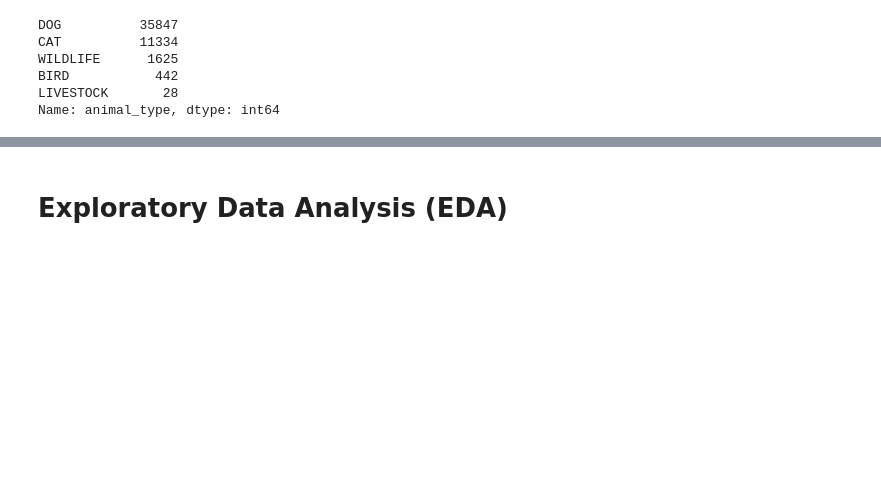
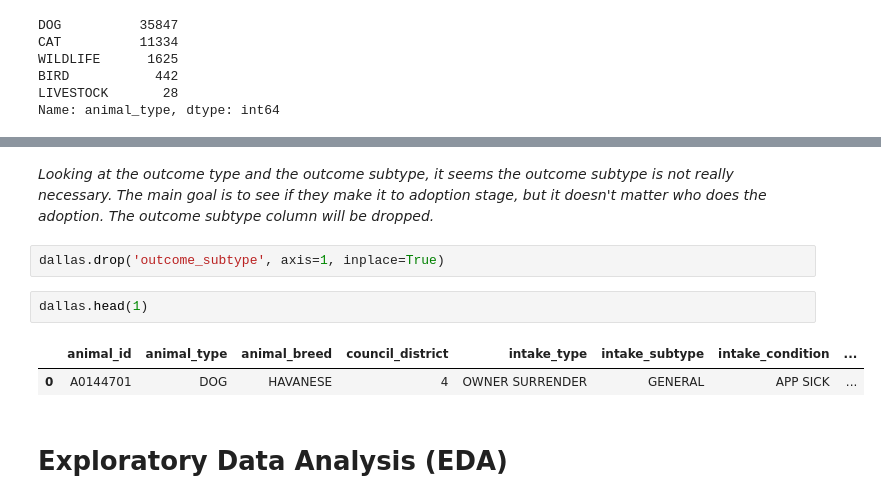
Before and after one commit to cwong690/Dallas-Paws, a Jupyter notebook: dallas_animals.ipynb, the cells around one changed output, grey strips where cells are left out. Cells and saved outputs as stored; diff of their text form; blank space fills up the shorter version.

Commit message:
determine use of outcome subtype and drop col

```diff
--- a/dallas_animals.ipynb
+++ b/dallas_animals.ipynb
@@ -398,3 +451,12 @@ Outcome Condition:  ['APP SICK', 'DEAD', 'TREATABLE REHABILITABLE NON-CONTAGIOUS
+# %% [markdown]
+_Looking at the outcome type and the outcome subtype, it seems the outcome subtype is not really necessary. The main goal is to see if they make it to adoption stage, but it doesn't matter who does the adoption. The outcome subtype column will be dropped._
+# %%
+dallas.drop('outcome_subtype', axis=1, inplace=True)
+# %%
+dallas.head(1)
+# %% [output]
+|  | animal_id | animal_type | animal_breed | council_district | intake_type | intake_subtype | intake_condition | ... |
+| 0 | A0144701 | DOG | HAVANESE | 4 | OWNER SURRENDER | GENERAL | APP SICK | ... |
 # %% [markdown]
 # Exploratory Data Analysis (EDA)
 # %%
```
Also changed, not shown: parts of 8 cells of this notebook.
